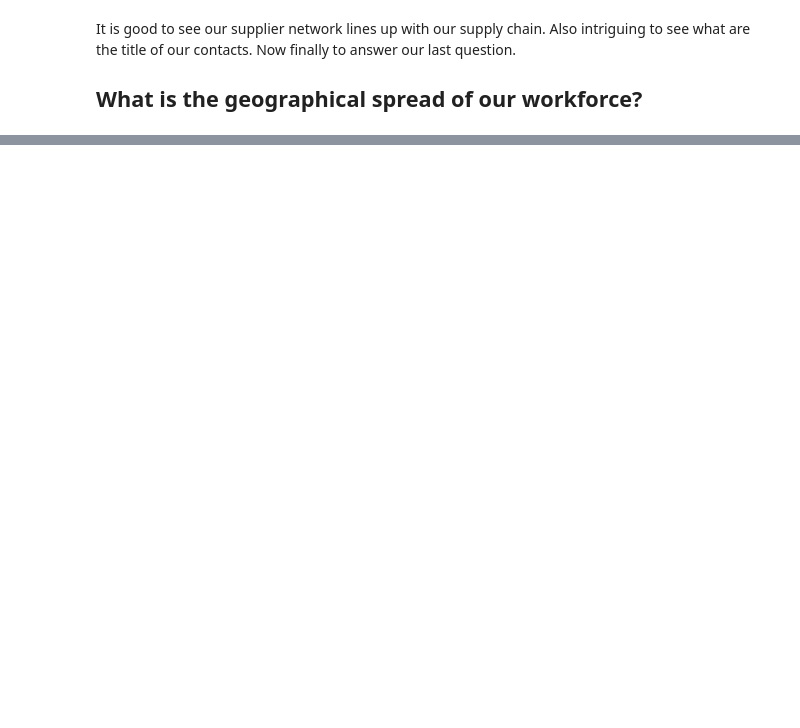
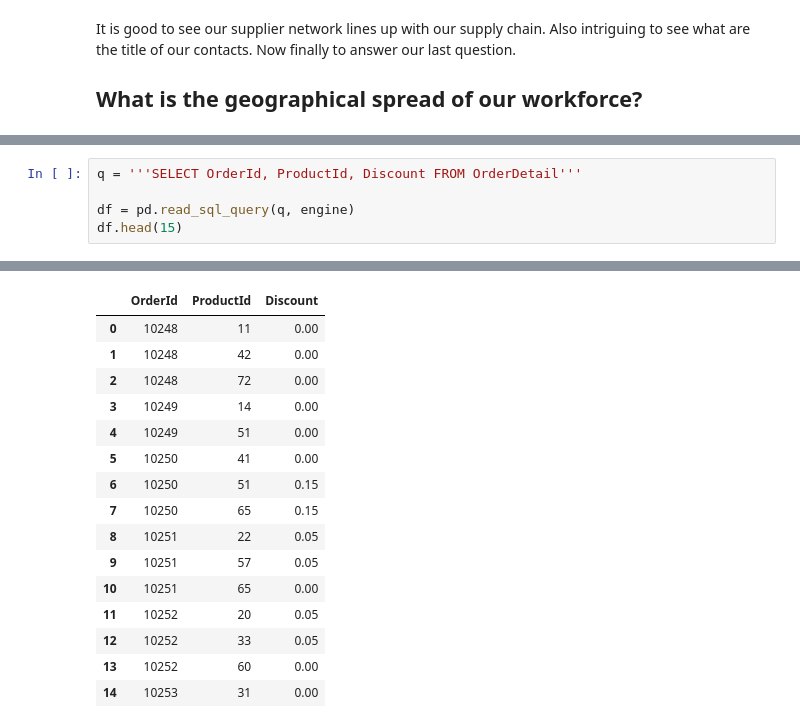
Before and after one commit to Socjon/dsc-2-final-project-online-ds-pt-100118, a Jupyter notebook: rough.ipynb, the cells around one changed output, grey strips where cells are left out. Drawn from its saved outputs; the diff is of its cells as text; blank space fills up the shorter version.

```diff
--- a/rough.ipynb
+++ b/rough.ipynb
@@ -420,0 +433,6 @@ THOUGHTS FOR ACTUAL Hypothesis testing. Any products that haven't been ordered a
+# %%
+q = '''SELECT OrderId, ProductId, Discount FROM OrderDetail'''
+
+df = pd.read_sql_query(q, engine)
+df.head(15)
+# %% [output]
@@ -420,0 +441,16 @@ THOUGHTS FOR ACTUAL Hypothesis testing. Any products that haven't been ordered a
+|  | OrderId | ProductId | Discount |
+| 0 | 10248 | 11 | 0.00 |
+| 1 | 10248 | 42 | 0.00 |
+| 2 | 10248 | 72 | 0.00 |
+| 3 | 10249 | 14 | 0.00 |
+| 4 | 10249 | 51 | 0.00 |
+| 5 | 10250 | 41 | 0.00 |
+| 6 | 10250 | 51 | 0.15 |
+| 7 | 10250 | 65 | 0.15 |
+| 8 | 10251 | 22 | 0.05 |
+| 9 | 10251 | 57 | 0.05 |
+| 10 | 10251 | 65 | 0.00 |
+| 11 | 10252 | 20 | 0.05 |
+| 12 | 10252 | 33 | 0.05 |
+| 13 | 10252 | 60 | 0.00 |
+| 14 | 10253 | 31 | 0.00 |
```
Also changed, not shown: parts of 31 cells of this notebook.
